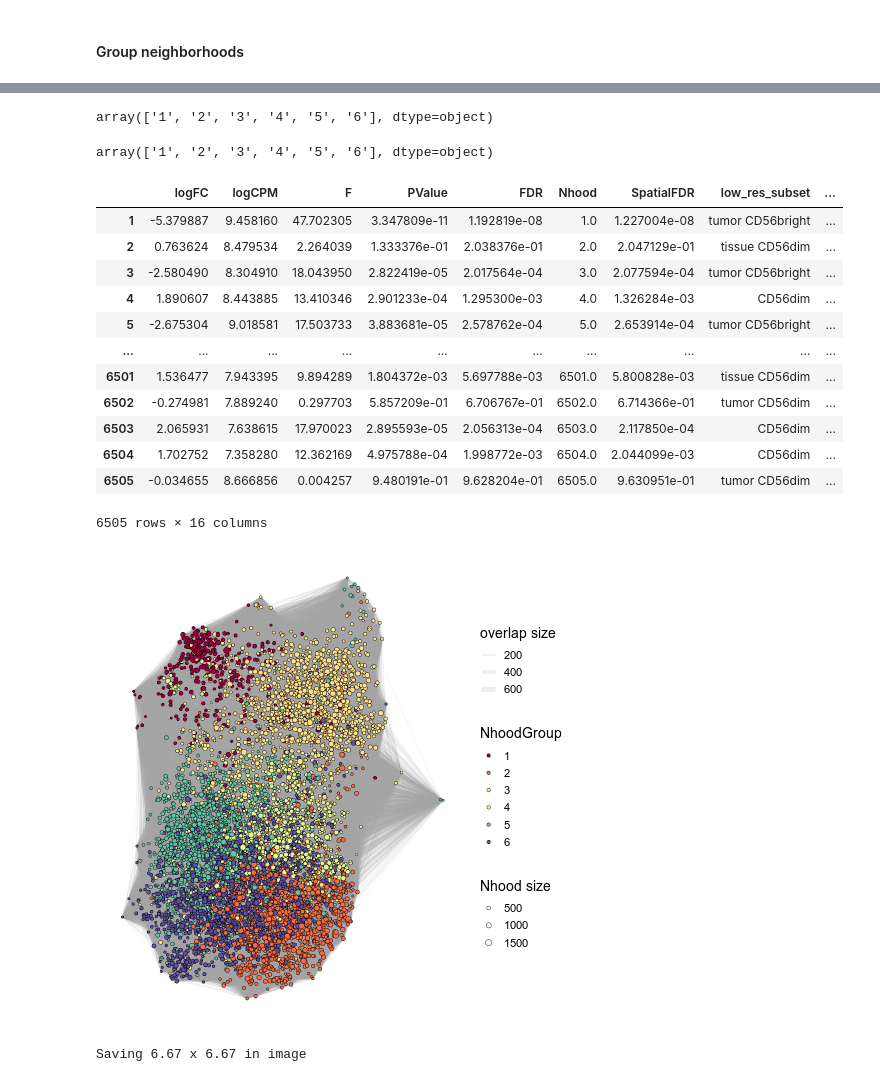
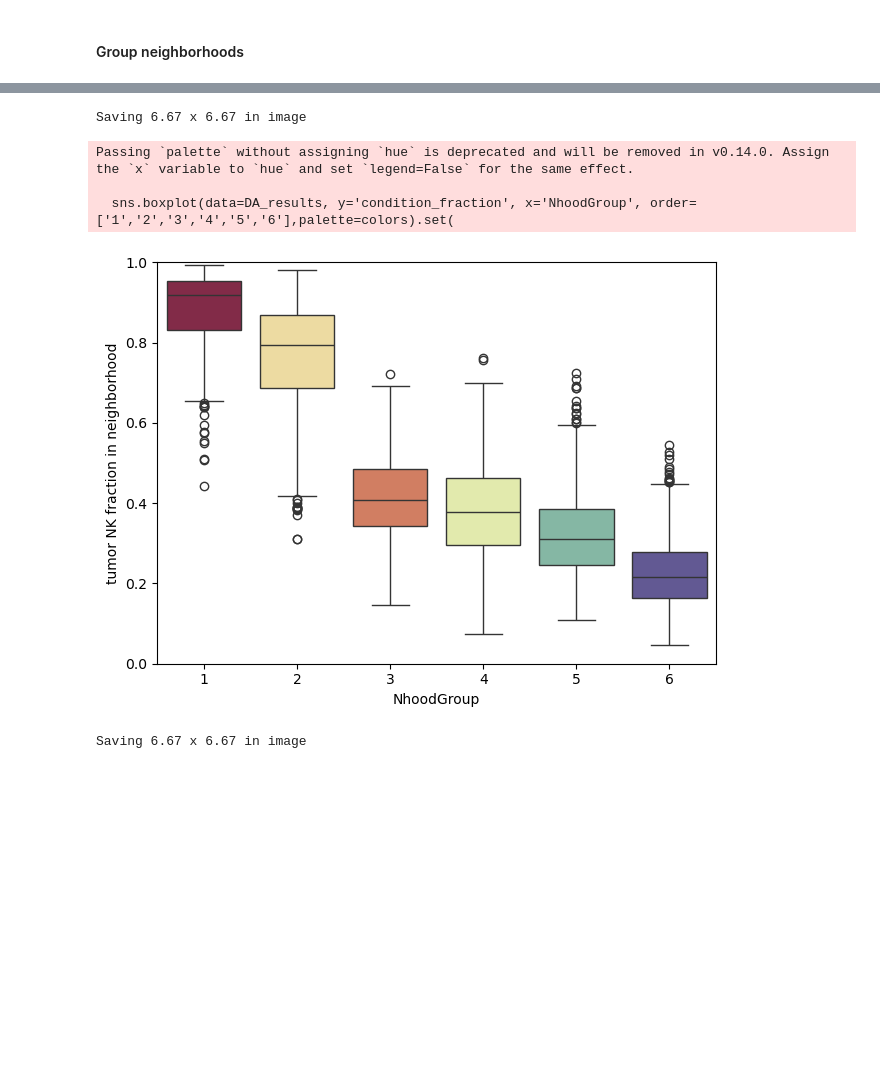
Before and after one commit to hernet/transcriptional-map-nk, a Jupyter notebook: milo/milo_r.ipynb, the cells around one changed output, grey strips where cells are left out. Cells and saved outputs as stored; diff of their text form; code cells hidden in the pictures; blank space fills up the shorter version.

Commit message:
updated milo analysis

```diff
--- a/milo/milo_r.ipynb
+++ b/milo/milo_r.ipynb
@@ -565,8 +226,0 @@ np.max(DA_results['condition_fraction'])
-# %%
-np.unique(DA_results['NhoodGroup'])
-# %% [output]
-array(['1', '2', '3', '4', '5', '6'], dtype=object)
-# %%
-np.unique(DA_results['NhoodGroup'])
-# %% [output]
-array(['1', '2', '3', '4', '5', '6'], dtype=object)
@@ -575,25 +227,23 @@ import seaborn as sns
-# %%
-DA_results
-# %% [output]
-|  | logFC | logCPM | F | PValue | FDR | Nhood | SpatialFDR | low_res_subset | ... |
-| 1 | -5.379887 | 9.458160 | 47.702305 | 3.347809e-11 | 1.192819e-08 | 1.0 | 1.227004e-08 | tumor CD56bright | ... |
-| 2 | 0.763624 | 8.479534 | 2.264039 | 1.333376e-01 | 2.038376e-01 | 2.0 | 2.047129e-01 | tissue CD56dim | ... |
-| 3 | -2.580490 | 8.304910 | 18.043950 | 2.822419e-05 | 2.017564e-04 | 3.0 | 2.077594e-04 | tumor CD56bright | ... |
-| 4 | 1.890607 | 8.443885 | 13.410346 | 2.901233e-04 | 1.295300e-03 | 4.0 | 1.326284e-03 | CD56dim | ... |
-| 5 | -2.675304 | 9.018581 | 17.503733 | 3.883681e-05 | 2.578762e-04 | 5.0 | 2.653914e-04 | tumor CD56bright | ... |
-| ... | ... | ... | ... | ... | ... | ... | ... | ... | ... |
-| 6501 | 1.536477 | 7.943395 | 9.894289 | 1.804372e-03 | 5.697788e-03 | 6501.0 | 5.800828e-03 | tissue CD56dim | ... |
-| 6502 | -0.274981 | 7.889240 | 0.297703 | 5.857209e-01 | 6.706767e-01 | 6502.0 | 6.714366e-01 | tumor CD56dim | ... |
-| 6503 | 2.065931 | 7.638615 | 17.970023 | 2.895593e-05 | 2.056313e-04 | 6503.0 | 2.117850e-04 | CD56dim | ... |
-| 6504 | 1.702752 | 7.358280 | 12.362169 | 4.975788e-04 | 1.998772e-03 | 6504.0 | 2.044099e-03 | CD56dim | ... |
-| 6505 | -0.034655 | 8.666856 | 0.004257 | 9.480191e-01 | 9.628204e-01 | 6505.0 | 9.630951e-01 | tumor CD56dim | ... |
-6505 rows × 16 columns
+# %%
+%%R
+## Save the adjacency matrix of the nhood graph
+plotDAbeeswarm(DA_results, "subset")
+ggsave('subset_beeswarm.pdf')
+# %% [output]
+Saving 6.67 x 6.67 in image
+# %%
+sns.boxplot(data=DA_results, y='condition_fraction', x='NhoodGroup', order=['1','2','3','4','5','6'],palette=colors).set(
+    ylabel='tumor NK fraction in neighborhood'
+)
+plt.ylim(0,1)
+plt.tight_layout()
+#plt.show()
+plt.savefig('fraction_tumor_nk_per_group.pdf')
+# %% [output]
+Passing `palette` without assigning `hue` is deprecated and will be removed in v0.14.0. Assign the `x` variable to `hue` and set `legend=False` for the same effect.
+
+  sns.boxplot(data=DA_results, y='condition_fraction', x='NhoodGroup', order=['1','2','3','4','5','6'],palette=colors).set(
+[figure, added]
 # %%
 %%R
 library(svglite)
-# %%
-%%R
-plotNhoodGroups(milo, DA_results, layout="UMAP")
-#ggsave('nhoods_groups_milo.svg', device = svglite)
-# %% [output]
-[figure, removed]
```
Also changed, not shown: parts of 110 cells of this notebook.
